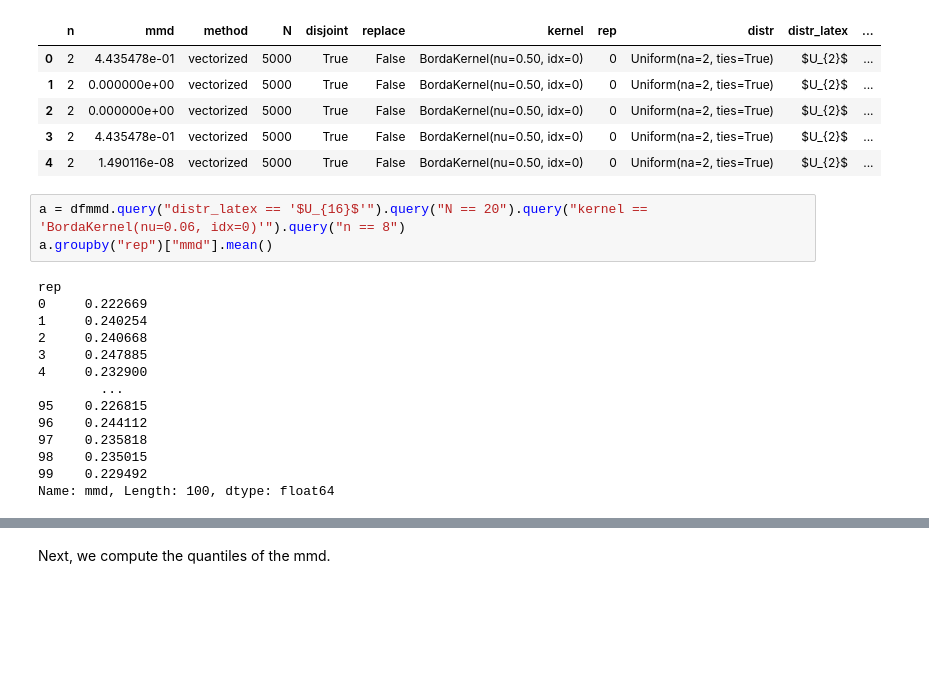
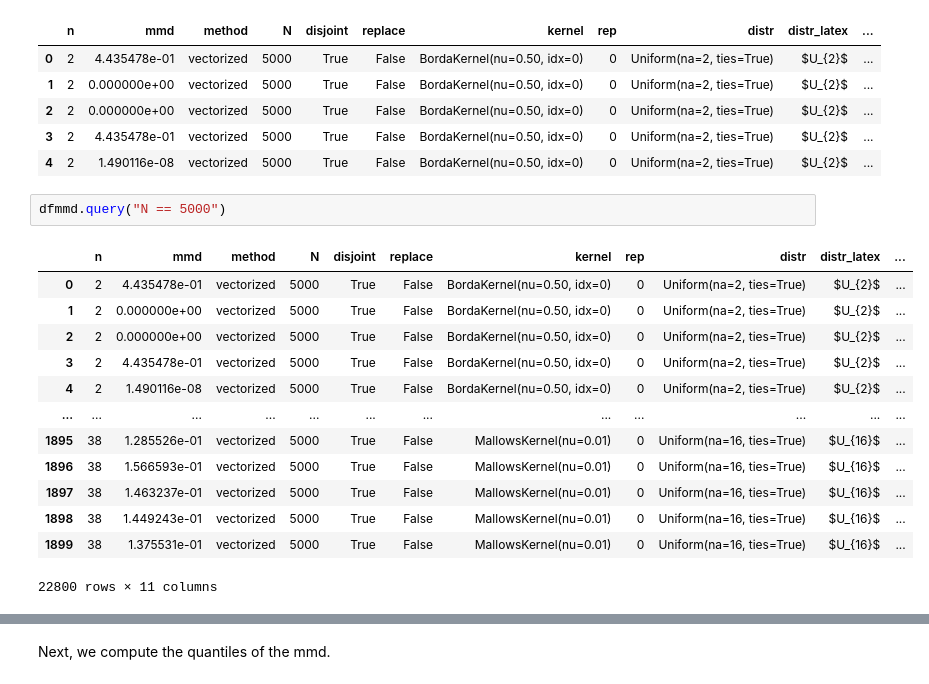
Before and after one commit to DrCohomology/genexpy, a Jupyter notebook: demos/synthetic_data/nstar_estimation/nstar_estimation.ipynb, the cells around one changed output, grey strips where cells are left out. Saved outputs shown, nothing was run; the diff lists cells and outputs as text; blank space fills up the shorter version.

```diff
--- a/demos/synthetic_data/nstar_estimation/nstar_estimation.ipynb
+++ b/demos/synthetic_data/nstar_estimation/nstar_estimation.ipynb
@@ -96,19 +100,18 @@ dfmmd.head()
 | 3 | 2 | 4.435478e-01 | vectorized | 5000 | True | False | BordaKernel(nu=0.50, idx=0) | 0 | Uniform(na=2, ties=True) | $U_{2}$ | ... |
 | 4 | 2 | 1.490116e-08 | vectorized | 5000 | True | False | BordaKernel(nu=0.50, idx=0) | 0 | Uniform(na=2, ties=True) | $U_{2}$ | ... |
 # %%
-a = dfmmd.query("distr_latex == '$U_{16}$'").query("N == 20").query("kernel == 'BordaKernel(nu=0.06, idx=0)'").query("n == 8")
-a.groupby("rep")["mmd"].mean()
+dfmmd.query("N == 5000")
 # %% [output]
+|  | n | mmd | method | N | disjoint | replace | kernel | rep | distr | distr_latex | ... |
+| 0 | 2 | 4.435478e-01 | vectorized | 5000 | True | False | BordaKernel(nu=0.50, idx=0) | 0 | Uniform(na=2, ties=True) | $U_{2}$ | ... |
+| 1 | 2 | 0.000000e+00 | vectorized | 5000 | True | False | BordaKernel(nu=0.50, idx=0) | 0 | Uniform(na=2, ties=True) | $U_{2}$ | ... |
+| 2 | 2 | 0.000000e+00 | vectorized | 5000 | True | False | BordaKernel(nu=0.50, idx=0) | 0 | Uniform(na=2, ties=True) | $U_{2}$ | ... |
+| 3 | 2 | 4.435478e-01 | vectorized | 5000 | True | False | BordaKernel(nu=0.50, idx=0) | 0 | Uniform(na=2, ties=True) | $U_{2}$ | ... |
+| 4 | 2 | 1.490116e-08 | vectorized | 5000 | True | False | BordaKernel(nu=0.50, idx=0) | 0 | Uniform(na=2, ties=True) | $U_{2}$ | ... |
+| ... | ... | ... | ... | ... | ... | ... | ... | ... | ... | ... | ... |
+| 1895 | 38 | 1.285526e-01 | vectorized | 5000 | True | False | MallowsKernel(nu=0.01) | 0 | Uniform(na=16, ties=True) | $U_{16}$ | ... |
+| 1896 | 38 | 1.566593e-01 | vectorized | 5000 | True | False | MallowsKernel(nu=0.01) | 0 | Uniform(na=16, ties=True) | $U_{16}$ | ... |
+| 1897 | 38 | 1.463237e-01 | vectorized | 5000 | True | False | MallowsKernel(nu=0.01) | 0 | Uniform(na=16, ties=True) | $U_{16}$ | ... |
+| 1898 | 38 | 1.449243e-01 | vectorized | 5000 | True | False | MallowsKernel(nu=0.01) | 0 | Uniform(na=16, ties=True) | $U_{16}$ | ... |
+| 1899 | 38 | 1.375531e-01 | vectorized | 5000 | True | False | MallowsKernel(nu=0.01) | 0 | Uniform(na=16, ties=True) | $U_{16}$ | ... |
-rep
-0     0.222669
-1     0.240254
-2     0.240668
-3     0.247885
-4     0.232900
-        ...
-95    0.226815
-96    0.244112
-97    0.235818
-98    0.235015
-99    0.229492
-Name: mmd, Length: 100, dtype: float64
+22800 rows × 11 columns
```
Also changed, not shown: parts of 11 cells of this notebook, 7 other files.
